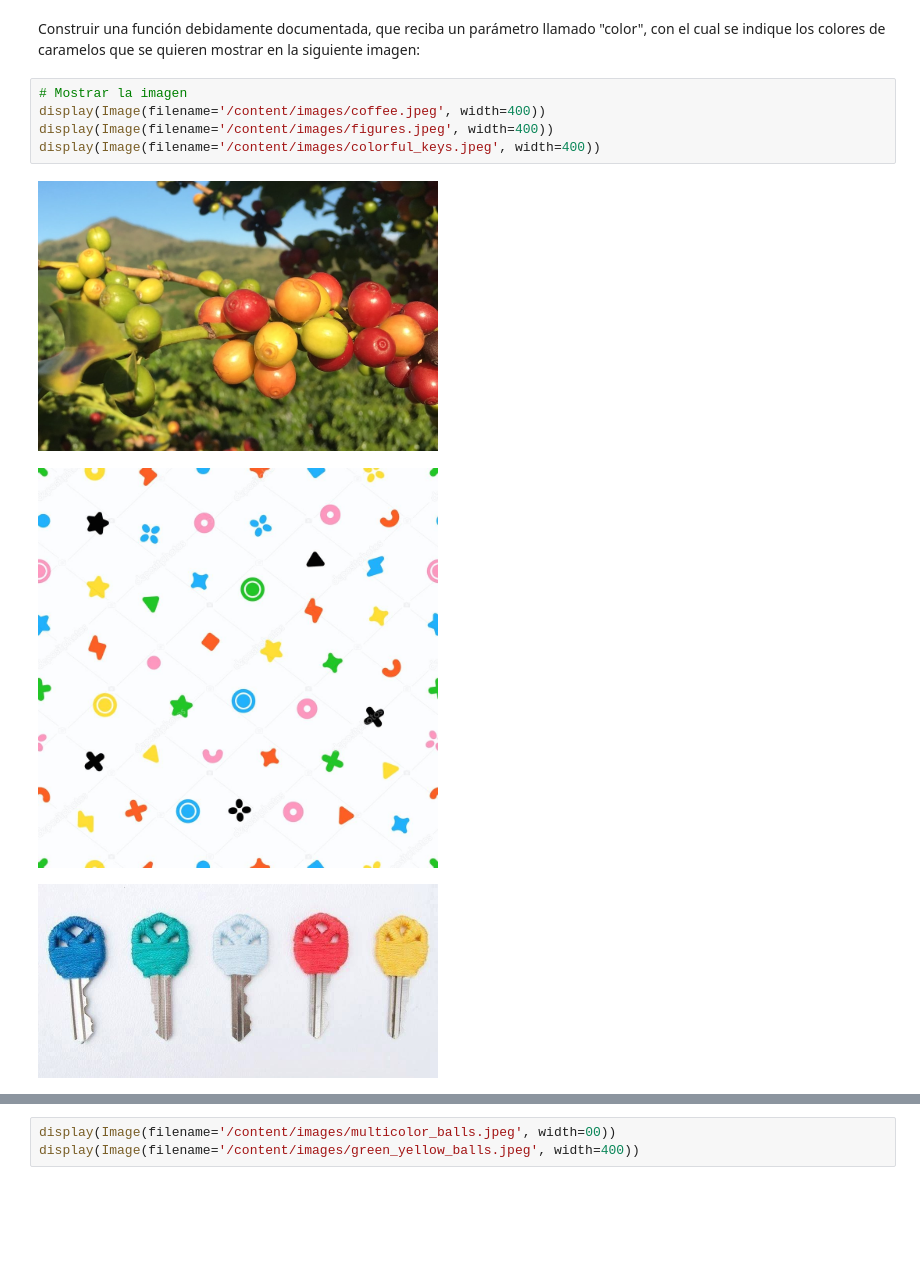
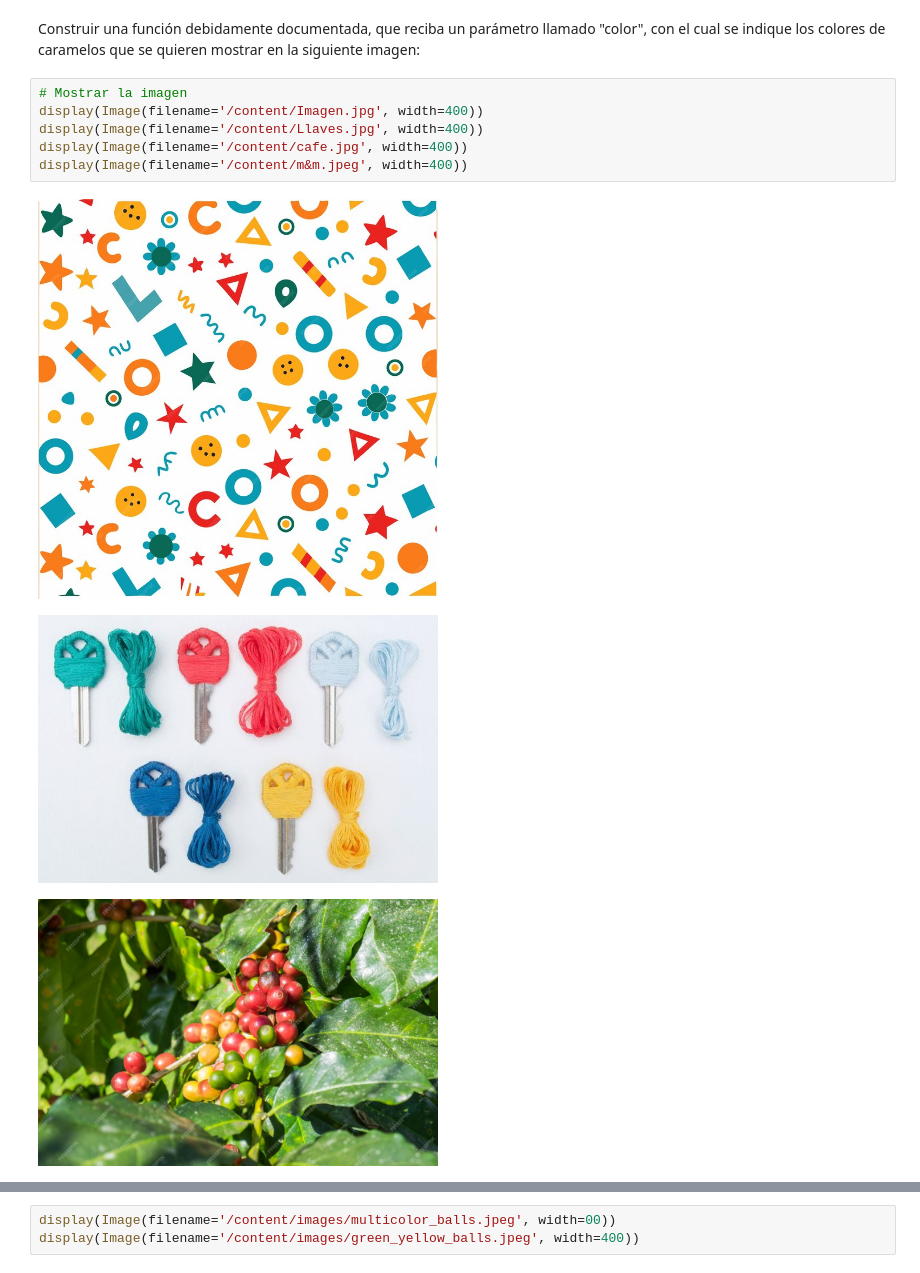
Before and after one commit to Daprosero/Procesamiento-digital-de-im-genes, a Jupyter notebook: Clase 7 - Taller 1/Workshop_1_DIP.ipynb, the cells around one changed output, grey strips where cells are left out. Saved outputs shown, nothing was run; the diff lists cells and outputs as text; blank space fills up the shorter version.

```diff
--- a/Clase 7 - Taller 1/Workshop_1_DIP.ipynb
+++ b/Clase 7 - Taller 1/Workshop_1_DIP.ipynb
@@ -51,10 +51,11 @@ images  images.zip  sample_data
 Construir una función debidamente documentada, que reciba un parámetro llamado "color", con el cual se indique los colores de caramelos que se quieren mostrar en la siguiente imagen:
 # %%
 # Mostrar la imagen
-display(Image(filename='/content/images/coffee.jpeg', width=400))
-display(Image(filename='/content/images/figures.jpeg', width=400))
-display(Image(filename='/content/images/colorful_keys.jpeg', width=400))
+display(Image(filename='/content/Imagen.jpg', width=400))
+display(Image(filename='/content/Llaves.jpg', width=400))
+display(Image(filename='/content/cafe.jpg', width=400))
+display(Image(filename='/content/m&m.jpeg', width=400))
 # %% [output]
-[figure, old version]
+[figure, new version]
-[figure, old version]
+[figure, new version]
-[figure, old version]
+[figure, new version]
```
Also changed, not shown: parts of 7 cells of this notebook.
